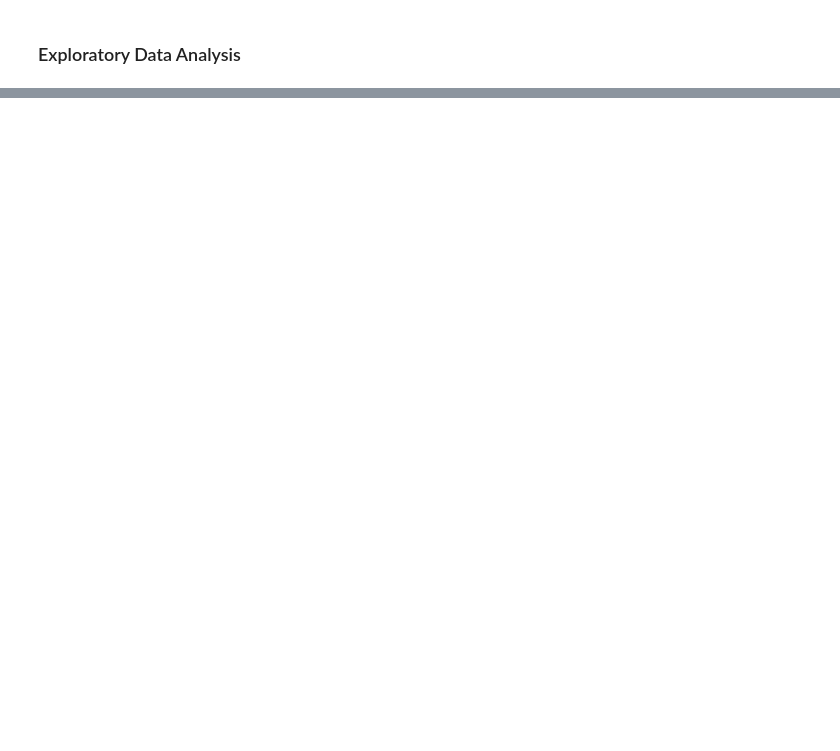
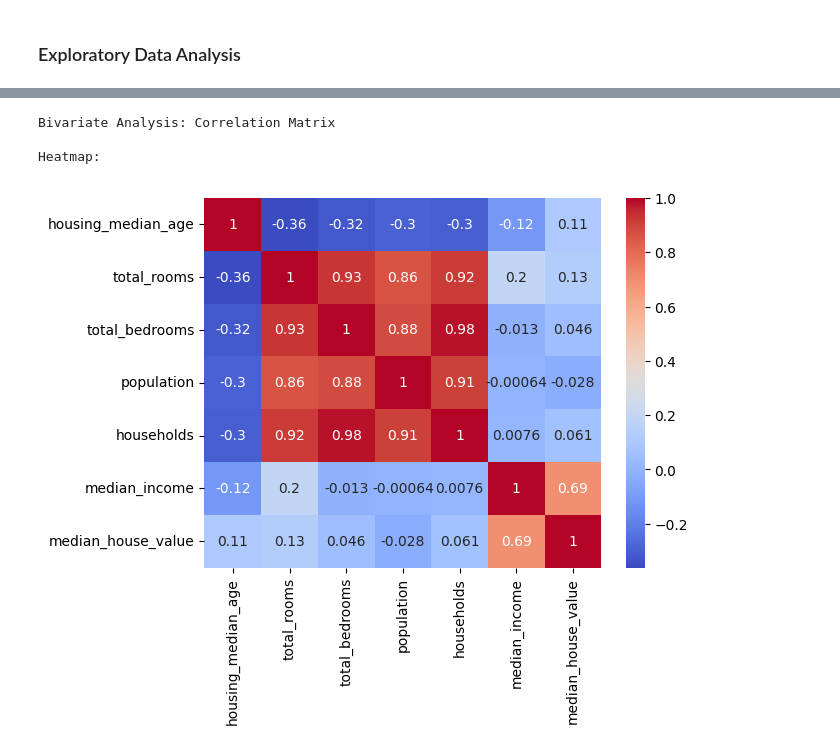
Before and after one commit to yash2005-cpu/KSS-Machine-Learning-2025, a Jupyter notebook: DataScience_Intro.ipynb, the cells around one changed output, grey strips where cells are left out. Cells and saved outputs as stored; diff of their text form; code cells hidden in the pictures; blank space fills up the shorter version.

```diff
--- a/DataScience_Intro.ipynb
+++ b/DataScience_Intro.ipynb
@@ -90,14 +137,23 @@ plt.legend()
 # %%
 # Bivariate Analysis: Examine relationships between pairs of variables:
 # Scatter plots: `plt.scatter(df['column_1'], df['column_2'])` to visualize relationships
 # Correlation matrix: `df.corr()` to quantify linear relationships
 # Heatmap: `sns.heatmap(df.corr())` to visualize the correlation matrix
-print("\nBivariate Analysis: Correlation Matrix")
-cal_housing_qnt = cal_housing.drop(columns=['longitude','latitude'])
-correlation_matrix = cal_housing_qnt.corr()
-print("\nHeatmap:")
-sns.heatmap(correlation_matrix, annot=True, cmap='coolwarm')
-plt.show()
+
+def cal_corralation(df):
+  print("\nBivariate Analysis: Correlation Matrix")
+  cal_housing_qnt = df.drop(columns=['longitude','latitude'])
+  correlation_matrix = cal_housing_qnt.corr()
+  print("\nHeatmap:")
+  sns.heatmap(correlation_matrix, annot=True, cmap='coolwarm')
+  plt.show()
+
+cal_corralation(cal_housing)
+# %% [output]
+Bivariate Analysis: Correlation Matrix
+
+Heatmap:
+[figure, added]
 # %% [markdown]
 Context for next question:
 
```
Also changed, not shown: parts of 10 cells of this notebook.
